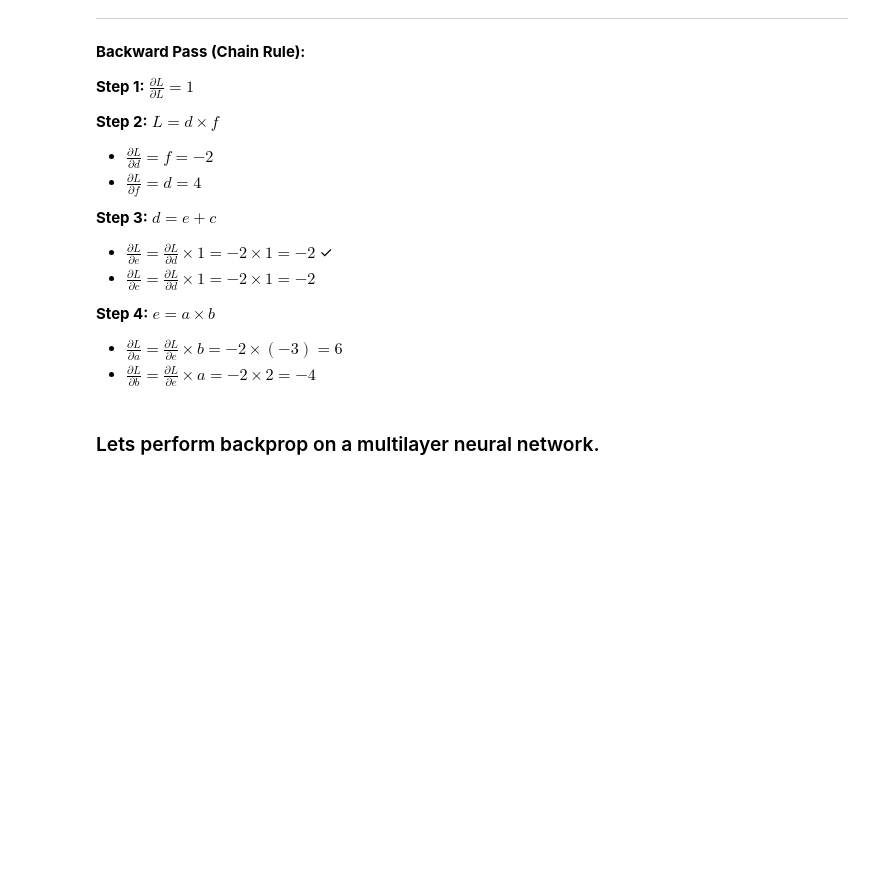
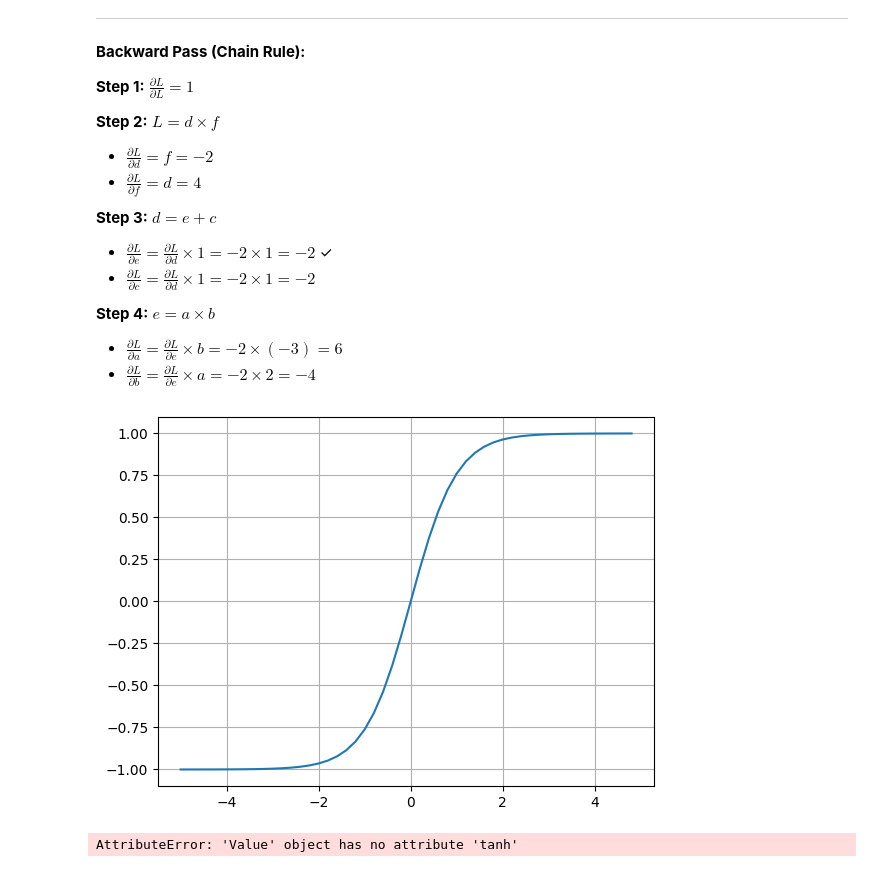
Before and after one commit to SatnamCodes/backprop-in-python, a Jupyter notebook: micrograd.ipynb, the cells around one changed output. Saved outputs shown, nothing was run; the diff lists cells and outputs as text; code cells hidden in the pictures; blank space fills up the shorter version.

Commit message:
feat : implemented multi neuron backpropagation.

```diff
--- a/micrograd.ipynb
+++ b/micrograd.ipynb
@@ -154,5 +161,23 @@ e.grad = -2.0
 c.grad = -2.0
 a.grad = 6.0
 b.grad = -4.0
-# %% [markdown]
-### Lets perform backprop on a multilayer neural network.
+# %%
+plt.plot(np.arange(-5,5,0.2),np.tanh(np.arange(-5,5,0.2)));plt.grid()
+# %% [output]
+[figure, added]
+# %%
+#inputs X1,X2
+x1 = Value(2.0, _label="x1")
+x2 = Value(0.0, _label="x2")
+#weights
+w1 = Value(-2.0, _label="w1")
+w2 = Value(1.0, _label="w2")
+#bias of the neuron
+b = Value(6.7, _label="bias")
+x1w1 = x1 * w1; x1w1._label = "x1*w1"
+x2w2 = x2 * w2; x2w2._label = "x2*w2"
+x1w1x2w2 = x1w1 + x2w2; x1w1x2w2._label = "x1*w1 + x2*w2"
+n = x1w1x2w2 + b; n._label = "n"
+o = n.tanh()
+# %% [output]
+AttributeError: 'Value' object has no attribute 'tanh'
```
Also changed, not shown: parts of 4 cells of this notebook.
